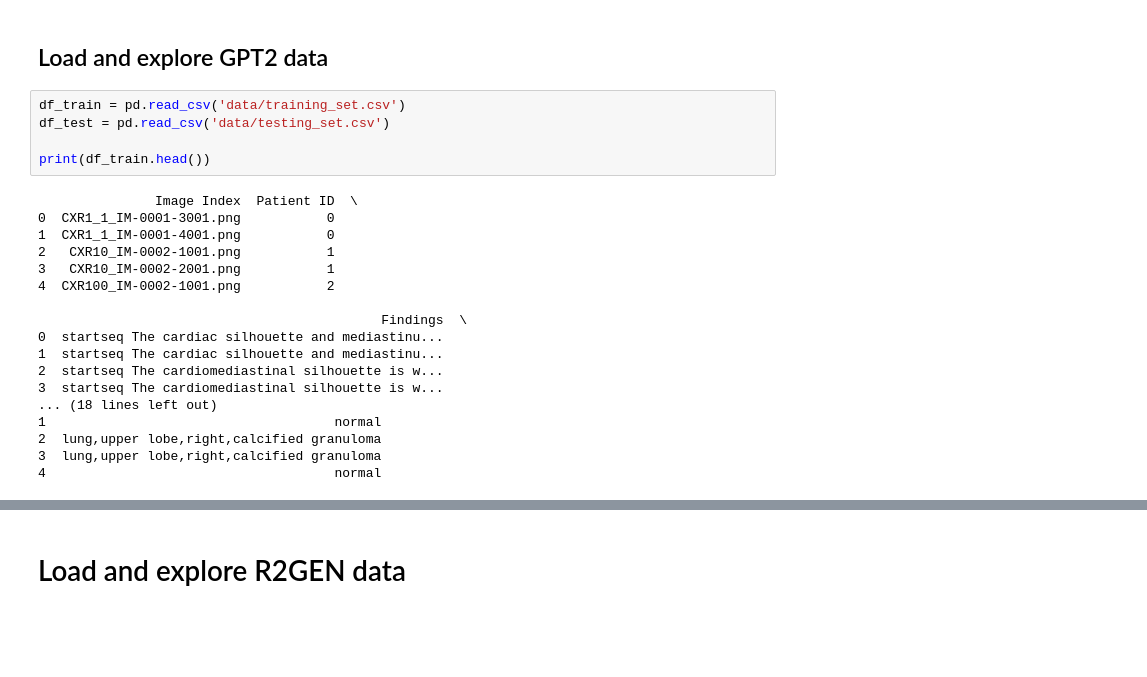
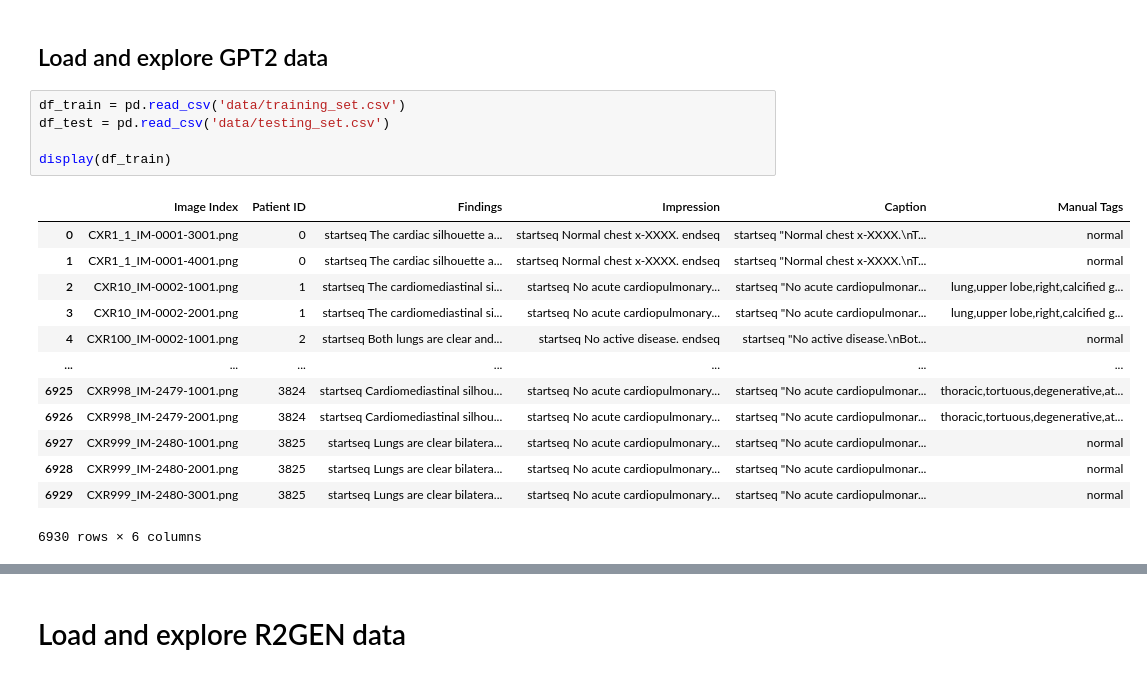
Before and after one commit to brightTagon/X-Ray-Report-Generation, a Jupyter notebook: preprocessing.ipynb, the cells around one changed output, grey strips where cells are left out. Saved outputs shown, nothing was run; the diff lists cells and outputs as text; blank space fills up the shorter version.

```diff
--- a/preprocessing.ipynb
+++ b/preprocessing.ipynb
@@ -19,24 +22,20 @@ from utils.utils import *
 # %%
 df_train = pd.read_csv('data/training_set.csv')
 df_test = pd.read_csv('data/testing_set.csv')
 
-print(df_train.head())
+display(df_train)
 # %% [output]
+|  | Image Index | Patient ID | Findings | Impression | Caption | Manual Tags |
+| 0 | CXR1_1_IM-0001-3001.png | 0 | startseq The cardiac silhouette a... | startseq Normal chest x-XXXX. endseq | startseq "Normal chest x-XXXX.\nT... | normal |
+| 1 | CXR1_1_IM-0001-4001.png | 0 | startseq The cardiac silhouette a... | startseq Normal chest x-XXXX. endseq | startseq "Normal chest x-XXXX.\nT... | normal |
+| 2 | CXR10_IM-0002-1001.png | 1 | startseq The cardiomediastinal si... | startseq No acute cardiopulmonary... | startseq "No acute cardiopulmonar... | lung,upper lobe,right,calcified g... |
+| 3 | CXR10_IM-0002-2001.png | 1 | startseq The cardiomediastinal si... | startseq No acute cardiopulmonary... | startseq "No acute cardiopulmonar... | lung,upper lobe,right,calcified g... |
+| 4 | CXR100_IM-0002-1001.png | 2 | startseq Both lungs are clear and... | startseq No active disease. endseq | startseq "No active disease.\nBot... | normal |
+| ... | ... | ... | ... | ... | ... | ... |
+| 6925 | CXR998_IM-2479-1001.png | 3824 | startseq Cardiomediastinal silhou... | startseq No acute cardiopulmonary... | startseq "No acute cardiopulmonar... | thoracic,tortuous,degenerative,at... |
+| 6926 | CXR998_IM-2479-2001.png | 3824 | startseq Cardiomediastinal silhou... | startseq No acute cardiopulmonary... | startseq "No acute cardiopulmonar... | thoracic,tortuous,degenerative,at... |
+| 6927 | CXR999_IM-2480-1001.png | 3825 | startseq Lungs are clear bilatera... | startseq No acute cardiopulmonary... | startseq "No acute cardiopulmonar... | normal |
+| 6928 | CXR999_IM-2480-2001.png | 3825 | startseq Lungs are clear bilatera... | startseq No acute cardiopulmonary... | startseq "No acute cardiopulmonar... | normal |
+| 6929 | CXR999_IM-2480-3001.png | 3825 | startseq Lungs are clear bilatera... | startseq No acute cardiopulmonary... | startseq "No acute cardiopulmonar... | normal |
-               Image Index  Patient ID  \
-0  CXR1_1_IM-0001-3001.png           0
-1  CXR1_1_IM-0001-4001.png           0
-2   CXR10_IM-0002-1001.png           1
-3   CXR10_IM-0002-2001.png           1
-4  CXR100_IM-0002-1001.png           2
-
-                                            Findings  \
-0  startseq The cardiac silhouette and mediastinu...
-1  startseq The cardiac silhouette and mediastinu...
-2  startseq The cardiomediastinal silhouette is w...
-3  startseq The cardiomediastinal silhouette is w...
-... (18 lines left out)
-1                                     normal
-2  lung,upper lobe,right,calcified granuloma
-3  lung,upper lobe,right,calcified granuloma
-4                                     normal
+6930 rows × 6 columns
 # %%
```
Also changed, not shown: parts of 17 cells of this notebook, 26 other files.
